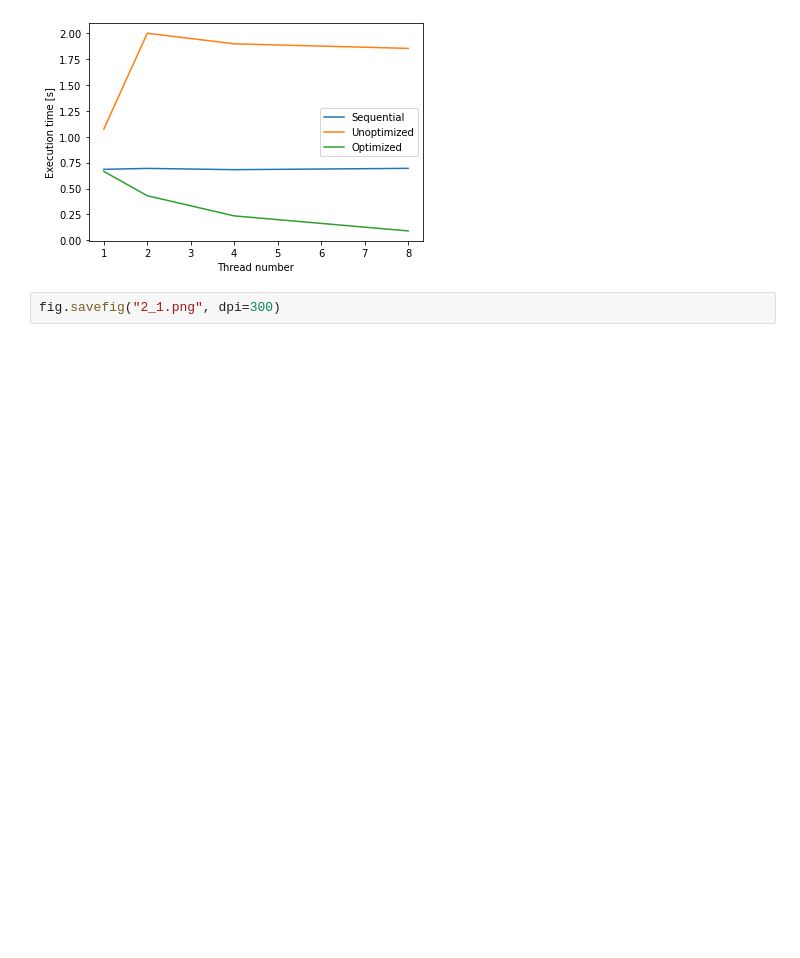
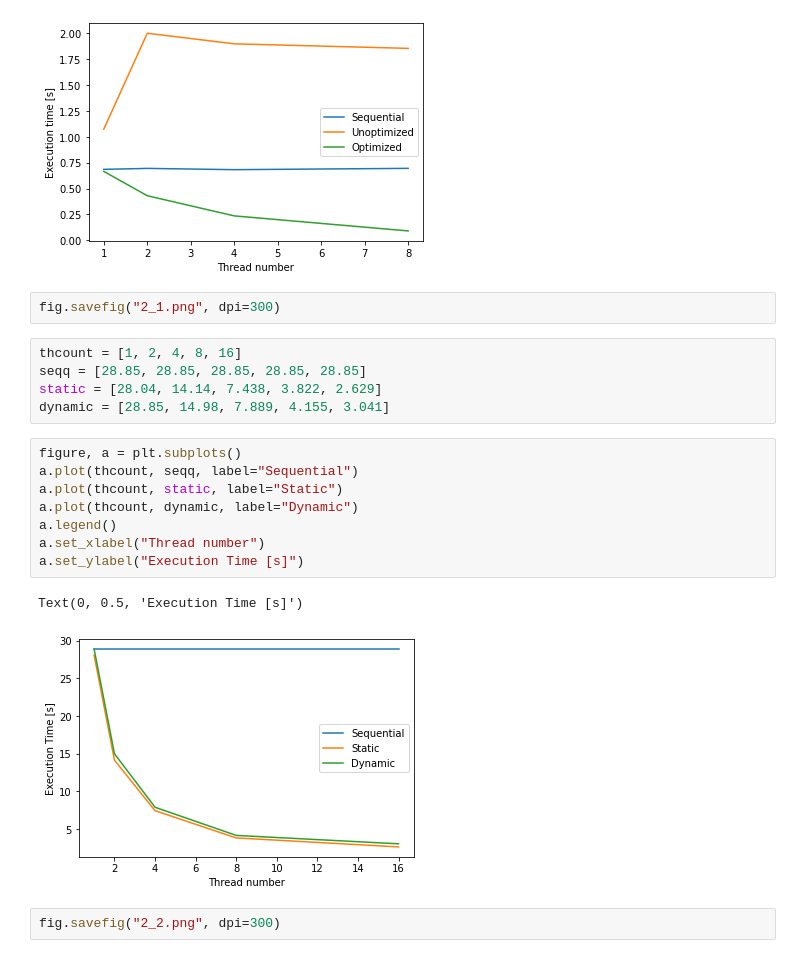
Before and after one commit to justadude12/assignment2_mularch, a Jupyter notebook: Untitled.ipynb, the cells around one changed output. Saved outputs shown, nothing was run; the diff lists cells and outputs as text; blank space fills up the shorter version.

```diff
--- a/Untitled.ipynb
+++ b/Untitled.ipynb
@@ -18,3 +18,21 @@ ax.legend()
 [figure]
 # %%
 fig.savefig("2_1.png", dpi=300)
+# %%
+thcount = [1, 2, 4, 8, 16]
+seqq = [28.85, 28.85, 28.85, 28.85, 28.85]
+static = [28.04, 14.14, 7.438, 3.822, 2.629]
+dynamic = [28.85, 14.98, 7.889, 4.155, 3.041]
+# %%
+figure, a = plt.subplots()
+a.plot(thcount, seqq, label="Sequential")
+a.plot(thcount, static, label="Static")
+a.plot(thcount, dynamic, label="Dynamic")
+a.legend()
+a.set_xlabel("Thread number")
+a.set_ylabel("Execution Time [s]")
+# %% [output]
+Text(0, 0.5, 'Execution Time [s]')
+[figure, added]
+# %%
+fig.savefig("2_2.png", dpi=300)
```
Also changed, not shown: 3 other files.
